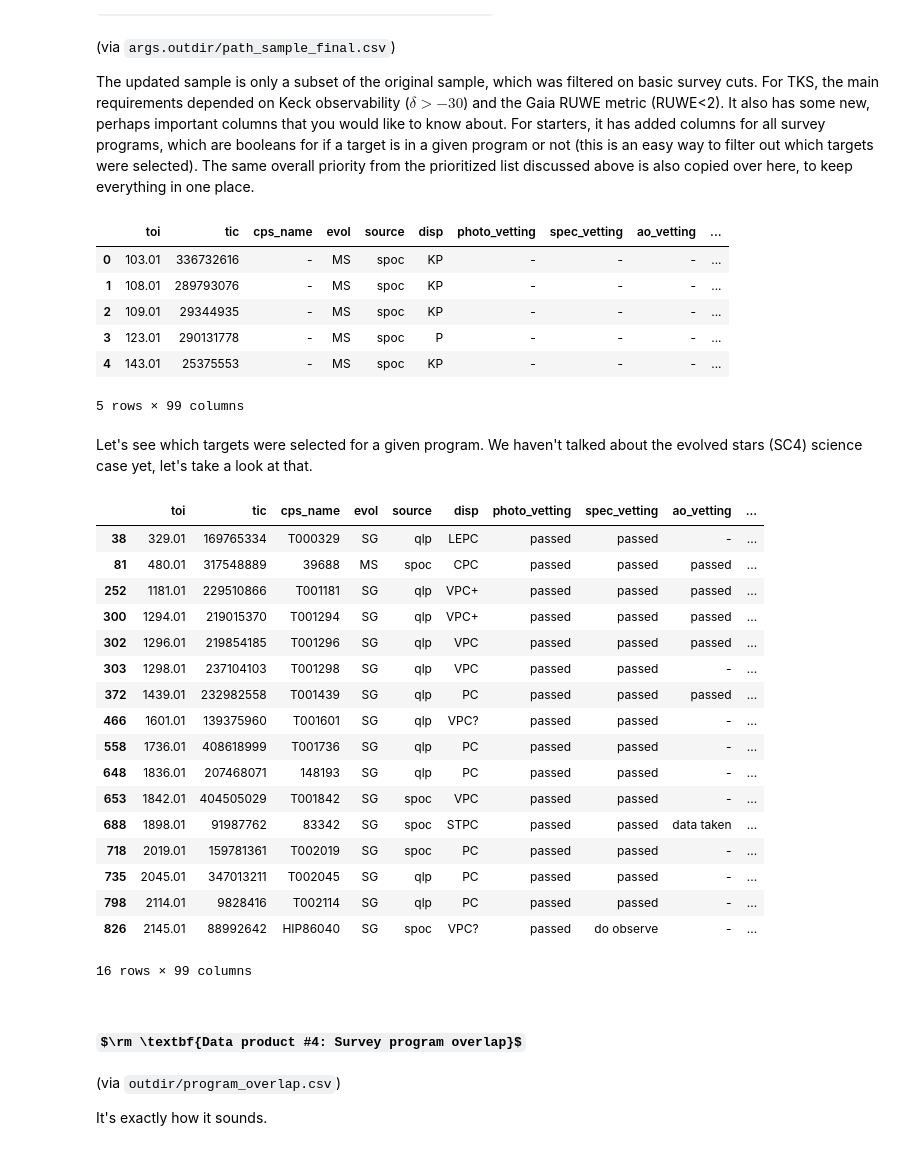
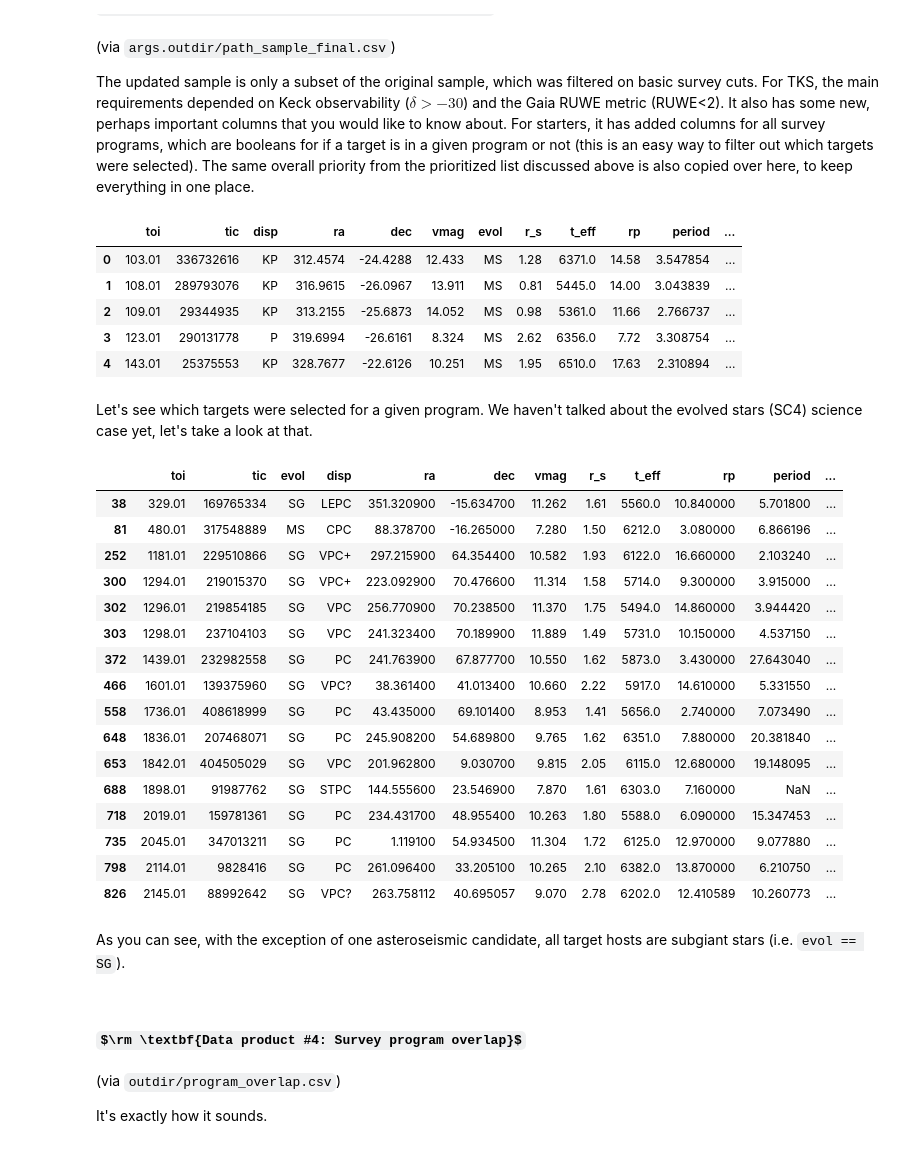
Before and after one commit to ashleychontos/sort-a-survey, a Jupyter notebook: examples/TKS.ipynb, the cells around one changed output. Cells and saved outputs as stored; diff of their text form; code cells hidden in the pictures; some formulas as TeX source.

```diff
--- a/examples/TKS.ipynb
+++ b/examples/TKS.ipynb
@@ -198,41 +198,42 @@ TKS.ranking_steps.head()
 (via `args.outdir/path_sample_final.csv`) <br>
 
 The updated sample is only a subset of the original sample, which was filtered on basic survey cuts. For TKS, the main requirements depended on Keck observability ($\delta>-30$) and the Gaia RUWE metric (RUWE<2). It also has some new, perhaps important columns that you would like to know about. For starters, it has added columns for all survey programs, which are booleans for if a target is in a given program or not (this is an easy way to filter out which targets were selected). The same overall priority from the prioritized list discussed above is also copied over here, to keep everything in one place.
-# %%
-TKS.final.head()
-# %% [output]
-|  | toi | tic | cps_name | evol | source | disp | photo_vetting | spec_vetting | ao_vetting | ... |
-| 0 | 103.01 | 336732616 | - | MS | spoc | KP | - | - | - | ... |
-| 1 | 108.01 | 289793076 | - | MS | spoc | KP | - | - | - | ... |
-| 2 | 109.01 | 29344935 | - | MS | spoc | KP | - | - | - | ... |
-| 3 | 123.01 | 290131778 | - | MS | spoc | P | - | - | - | ... |
-| 4 | 143.01 | 25375553 | - | MS | spoc | KP | - | - | - | ... |
-5 rows × 99 columns
+# %%
+TKS.final[['toi','tic','disp','ra','dec','vmag','evol','r_s','t_eff','rp','period','sinc']].head()
+# %% [output]
+|  | toi | tic | disp | ra | dec | vmag | evol | r_s | t_eff | rp | period | ... |
+| 0 | 103.01 | 336732616 | KP | 312.4574 | -24.4288 | 12.433 | MS | 1.28 | 6371.0 | 14.58 | 3.547854 | ... |
+| 1 | 108.01 | 289793076 | KP | 316.9615 | -26.0967 | 13.911 | MS | 0.81 | 5445.0 | 14.00 | 3.043839 | ... |
+| 2 | 109.01 | 29344935 | KP | 313.2155 | -25.6873 | 14.052 | MS | 0.98 | 5361.0 | 11.66 | 2.766737 | ... |
+| 3 | 123.01 | 290131778 | P | 319.6994 | -26.6161 | 8.324 | MS | 2.62 | 6356.0 | 7.72 | 3.308754 | ... |
+| 4 | 143.01 | 25375553 | KP | 328.7677 | -22.6126 | 10.251 | MS | 1.95 | 6510.0 | 17.63 | 2.310894 | ... |
 # %% [markdown]
 Let's see which targets were selected for a given program. We haven't talked about the evolved stars (SC4) science case yet, let's take a look at that.
 # %%
-case = 'SC4'
+case = 'SC4'    # TKS evolved
+df = TKS.final[TKS.final['in_%s'%case] == 1]
 
-TKS.final[TKS.final['in_%s'%case] == 1]
+df[['toi','tic','evol','disp','ra','dec','vmag','r_s','t_eff','rp','period','sinc']]
 # %% [output]
-|  | toi | tic | cps_name | evol | source | disp | photo_vetting | spec_vetting | ao_vetting | ... |
-| 38 | 329.01 | 169765334 | T000329 | SG | qlp | LEPC | passed | passed | - | ... |
-| 81 | 480.01 | 317548889 | 39688 | MS | spoc | CPC | passed | passed | passed | ... |
-| 252 | 1181.01 | 229510866 | T001181 | SG | qlp | VPC+ | passed | passed | passed | ... |
-| 300 | 1294.01 | 219015370 | T001294 | SG | qlp | VPC+ | passed | passed | passed | ... |
-| 302 | 1296.01 | 219854185 | T001296 | SG | qlp | VPC | passed | passed | passed | ... |
-| 303 | 1298.01 | 237104103 | T001298 | SG | qlp | VPC | passed | passed | - | ... |
-| 372 | 1439.01 | 232982558 | T001439 | SG | qlp | PC | passed | passed | passed | ... |
-| 466 | 1601.01 | 139375960 | T001601 | SG | qlp | VPC? | passed | passed | - | ... |
-| 558 | 1736.01 | 408618999 | T001736 | SG | qlp | PC | passed | passed | - | ... |
-| 648 | 1836.01 | 207468071 | 148193 | SG | qlp | PC | passed | passed | - | ... |
-| 653 | 1842.01 | 404505029 | T001842 | SG | spoc | VPC | passed | passed | - | ... |
-| 688 | 1898.01 | 91987762 | 83342 | SG | spoc | STPC | passed | passed | data taken | ... |
-| 718 | 2019.01 | 159781361 | T002019 | SG | spoc | PC | passed | passed | - | ... |
-| 735 | 2045.01 | 347013211 | T002045 | SG | qlp | PC | passed | passed | - | ... |
-| 798 | 2114.01 | 9828416 | T002114 | SG | qlp | PC | passed | passed | - | ... |
-| 826 | 2145.01 | 88992642 | HIP86040 | SG | spoc | VPC? | passed | do observe | - | ... |
+|  | toi | tic | evol | disp | ra | dec | vmag | r_s | t_eff | rp | period | ... |
+| 38 | 329.01 | 169765334 | SG | LEPC | 351.320900 | -15.634700 | 11.262 | 1.61 | 5560.0 | 10.840000 | 5.701800 | ... |
+| 81 | 480.01 | 317548889 | MS | CPC | 88.378700 | -16.265000 | 7.280 | 1.50 | 6212.0 | 3.080000 | 6.866196 | ... |
+| 252 | 1181.01 | 229510866 | SG | VPC+ | 297.215900 | 64.354400 | 10.582 | 1.93 | 6122.0 | 16.660000 | 2.103240 | ... |
+| 300 | 1294.01 | 219015370 | SG | VPC+ | 223.092900 | 70.476600 | 11.314 | 1.58 | 5714.0 | 9.300000 | 3.915000 | ... |
+| 302 | 1296.01 | 219854185 | SG | VPC | 256.770900 | 70.238500 | 11.370 | 1.75 | 5494.0 | 14.860000 | 3.944420 | ... |
+| 303 | 1298.01 | 237104103 | SG | VPC | 241.323400 | 70.189900 | 11.889 | 1.49 | 5731.0 | 10.150000 | 4.537150 | ... |
+| 372 | 1439.01 | 232982558 | SG | PC | 241.763900 | 67.877700 | 10.550 | 1.62 | 5873.0 | 3.430000 | 27.643040 | ... |
+| 466 | 1601.01 | 139375960 | SG | VPC? | 38.361400 | 41.013400 | 10.660 | 2.22 | 5917.0 | 14.610000 | 5.331550 | ... |
+| 558 | 1736.01 | 408618999 | SG | PC | 43.435000 | 69.101400 | 8.953 | 1.41 | 5656.0 | 2.740000 | 7.073490 | ... |
+| 648 | 1836.01 | 207468071 | SG | PC | 245.908200 | 54.689800 | 9.765 | 1.62 | 6351.0 | 7.880000 | 20.381840 | ... |
+| 653 | 1842.01 | 404505029 | SG | VPC | 201.962800 | 9.030700 | 9.815 | 2.05 | 6115.0 | 12.680000 | 19.148095 | ... |
+| 688 | 1898.01 | 91987762 | SG | STPC | 144.555600 | 23.546900 | 7.870 | 1.61 | 6303.0 | 7.160000 | NaN | ... |
+| 718 | 2019.01 | 159781361 | SG | PC | 234.431700 | 48.955400 | 10.263 | 1.80 | 5588.0 | 6.090000 | 15.347453 | ... |
+| 735 | 2045.01 | 347013211 | SG | PC | 1.119100 | 54.934500 | 11.304 | 1.72 | 6125.0 | 12.970000 | 9.077880 | ... |
+| 798 | 2114.01 | 9828416 | SG | PC | 261.096400 | 33.205100 | 10.265 | 2.10 | 6382.0 | 13.870000 | 6.210750 | ... |
+| 826 | 2145.01 | 88992642 | SG | VPC? | 263.758112 | 40.695057 | 9.070 | 2.78 | 6202.0 | 12.410589 | 10.260773 | ... |
-16 rows × 99 columns
+# %% [markdown]
+As you can see, with the exception of one asteroseismic candidate, all target hosts are subgiant stars (i.e. `evol == SG`).
 # %% [markdown]
 ## $\rm \textbf{Data product #4: Survey program overlap}$
 
```
Also changed, not shown: parts of 2 cells of this notebook, 1 other file.
